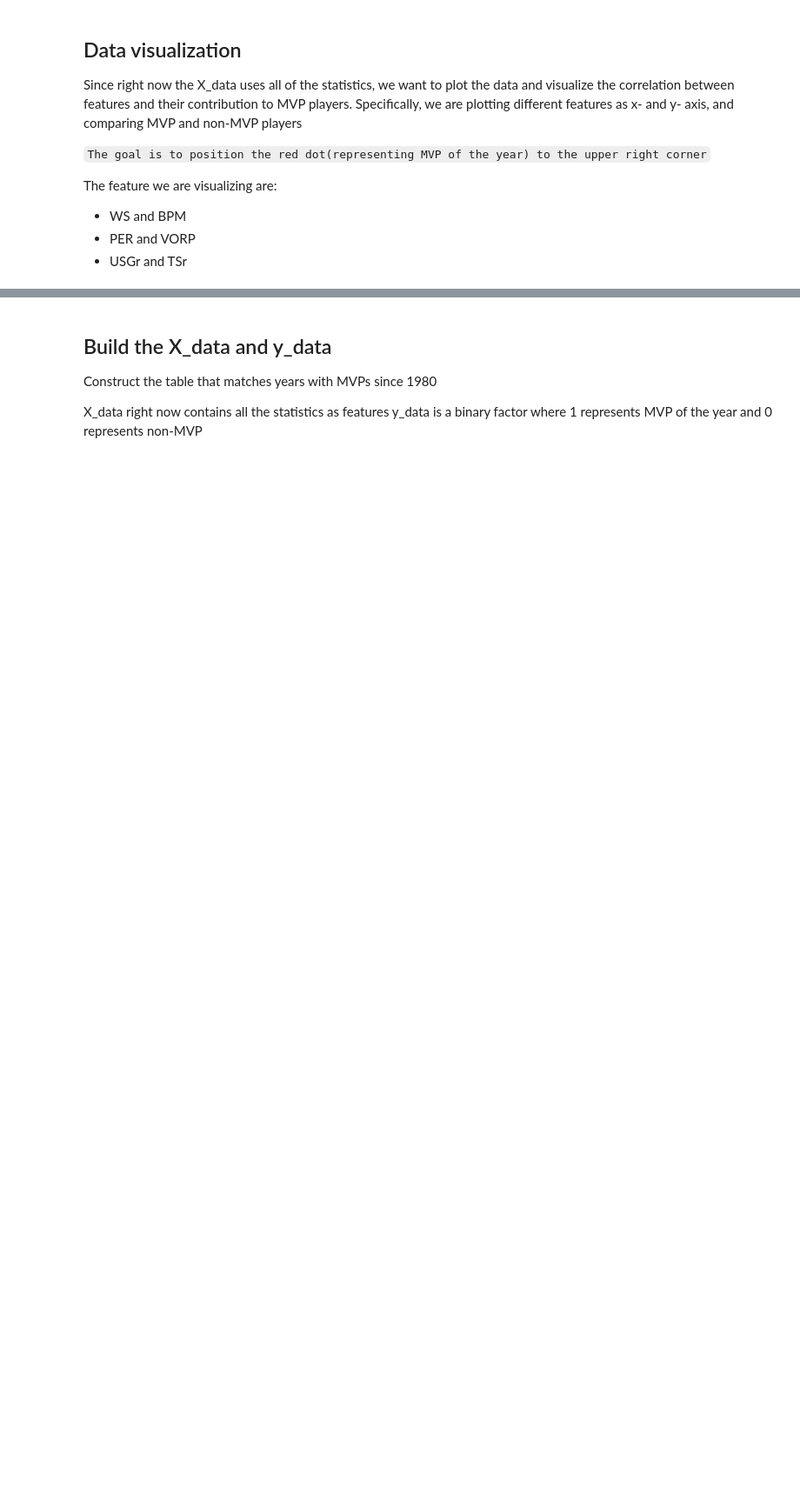
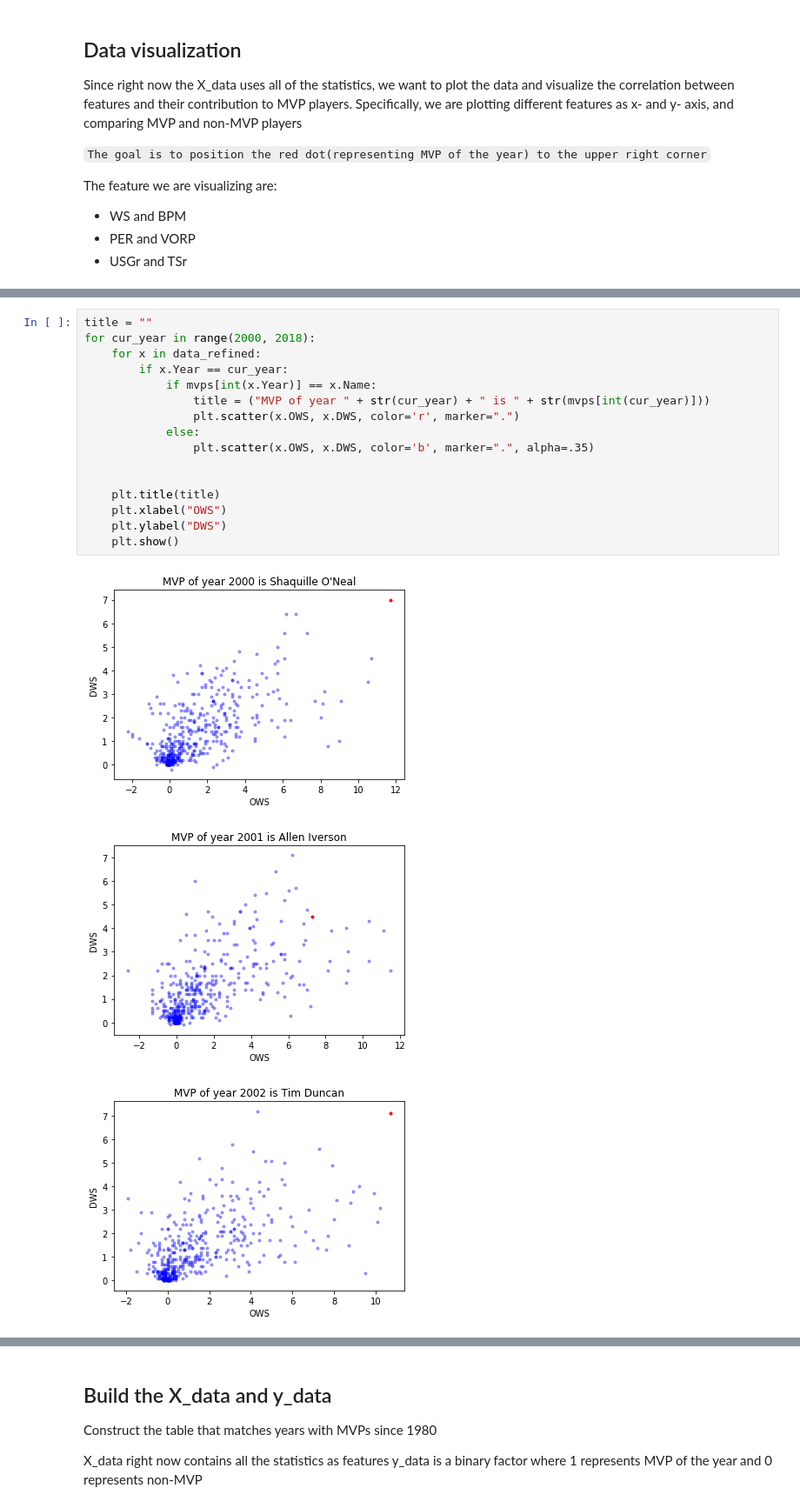
Before and after one commit to wangjiayin1010/NBA-MVP-prediction, a Jupyter notebook: assignment2.ipynb, the cells around one changed output, grey strips where cells are left out. Shown at 87% size. Drawn from its saved outputs; the diff is of its cells as text; blank space fills up the shorter version.

```diff
--- a/assignment2.ipynb
+++ b/assignment2.ipynb
@@ -180,0 +184,20 @@ MVP of year 2005 is Steve Nash
+# %%
+title = ""
+for cur_year in range(2000, 2018):
+    for x in data_refined:
+        if x.Year == cur_year:
+            if mvps[int(x.Year)] == x.Name:
+                title = ("MVP of year " + str(cur_year) + " is " + str(mvps[int(cur_year)]))
+                plt.scatter(x.OWS, x.DWS, color='r', marker=".")
+            else:
+                plt.scatter(x.OWS, x.DWS, color='b', marker=".", alpha=.35)
+
+
+    plt.title(title)
+    plt.xlabel("OWS")
+    plt.ylabel("DWS")
+    plt.show()
+# %% [output]
+[figure, added]
+[figure, added]
+[figure, added]
```
Also changed, not shown: parts of 6 cells of this notebook, 1 other file.
